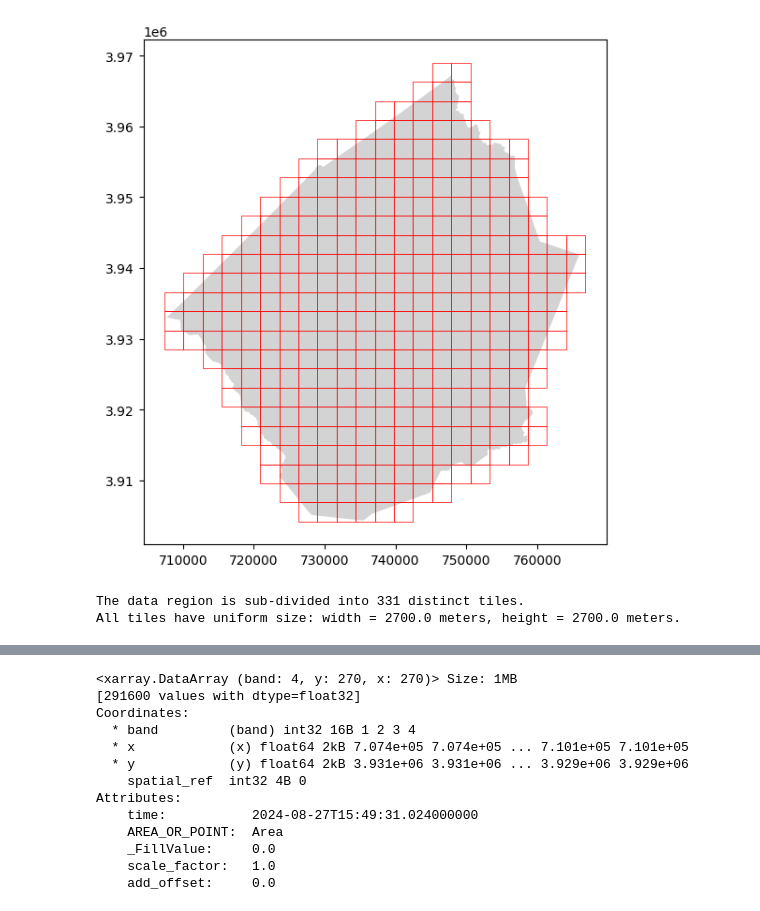
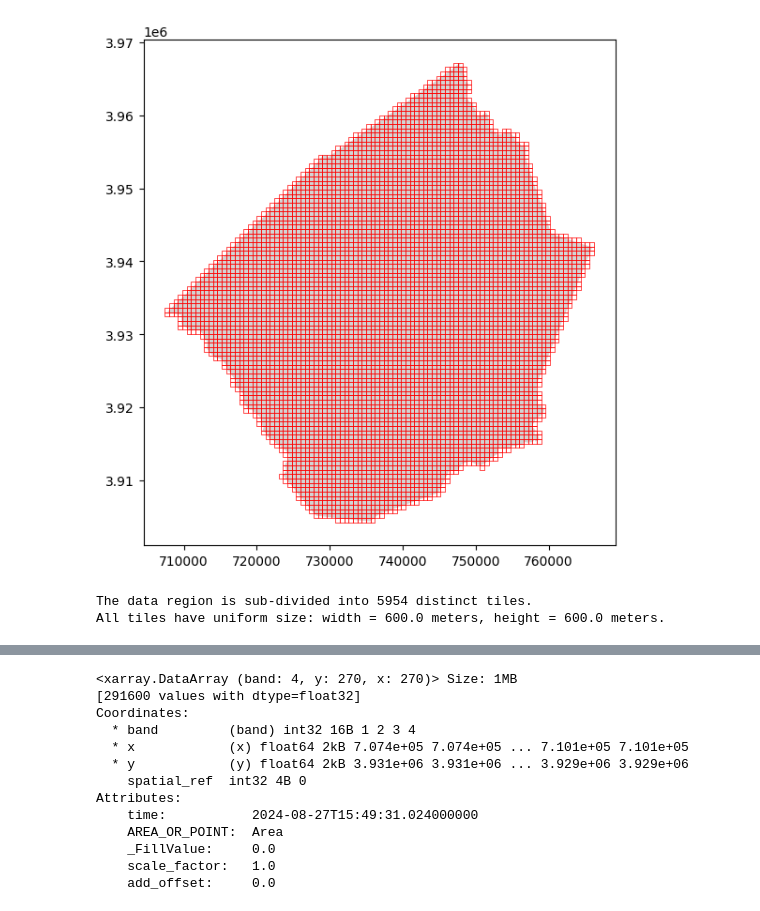
Before and after one commit to benton-tripp/urban-clay, a Jupyter notebook: notebooks/data-setup.ipynb, the cells around one changed output, grey strips where cells are left out. Drawn from its saved outputs; the diff is of its cells as text; code cells hidden in the pictures.

```diff
--- a/notebooks/data-setup.ipynb
+++ b/notebooks/data-setup.ipynb
@@ -39,7 +39,7 @@ if not os.path.exists(tiles_data_dir):
     os.mkdir(tiles_data_dir)
 
 tiles_geojson_path = "../data/tiles.geojson"
-tile_size = 2700  # Tile size in meters (these can easily be split into 81 300x300m parts
+tile_size = 600
 
 # TO BE REMOVED
 if os.path.exists(tiles_geojson_path):
@@ -125,34 +125,34 @@ raster_meta = {
     'height': nrows,
     'width': ncols,
     'count': 1,
     'dtype': 'uint8',
     'crs': tiles_gdf.crs,
     'transform': transform
 }
 
 # Path to save the raster mask
 raster_mask_path = "../data/tiles_union_mask.tif"
 
 # Create the raster mask
 with rasterio.open(raster_mask_path, 'w', **raster_meta) as out_raster:
     # Burn the unified tiles geometry into the raster
     shapes = [(tiles_union, 1)]
     burned = rasterio.features.rasterize(
         shapes,
         out_shape=(nrows, ncols),
         transform=transform,
         fill=0,
         all_touched=True,
         dtype='uint8'
     )
     out_raster.write_band(1, burned)
 
 # Visualize the tiles and vectors (optional)
 ax = county_boundary.plot(color='lightgray', figsize=(7, 7))
 tiles_gdf.boundary.plot(ax=ax, edgecolor='red', linewidth=0.5)
 plt.show()
 # %% [output]
-[figure, old version]
+[figure, new version]
 # %%
 print(f"The data region is sub-divided into {len(tiles_gdf)} distinct tiles.")
 
@@ -170,8 +170,8 @@ else:
     print("Tiles have varying sizes:")
     print(tiles_gdf[['width', 'height']])
 # %% [output]
-The data region is sub-divided into 331 distinct tiles.
-All tiles have uniform size: width = 2700.0 meters, height = 2700.0 meters.
+The data region is sub-divided into 5954 distinct tiles.
+All tiles have uniform size: width = 600.0 meters, height = 600.0 meters.
 # %%
 # Urban Imperviousness Data - https://www.sciencebase.gov/catalog/item/604a500ed34eb120311b006c
 
```
Also changed, not shown: parts of 9 cells of this notebook, 1 other file.
